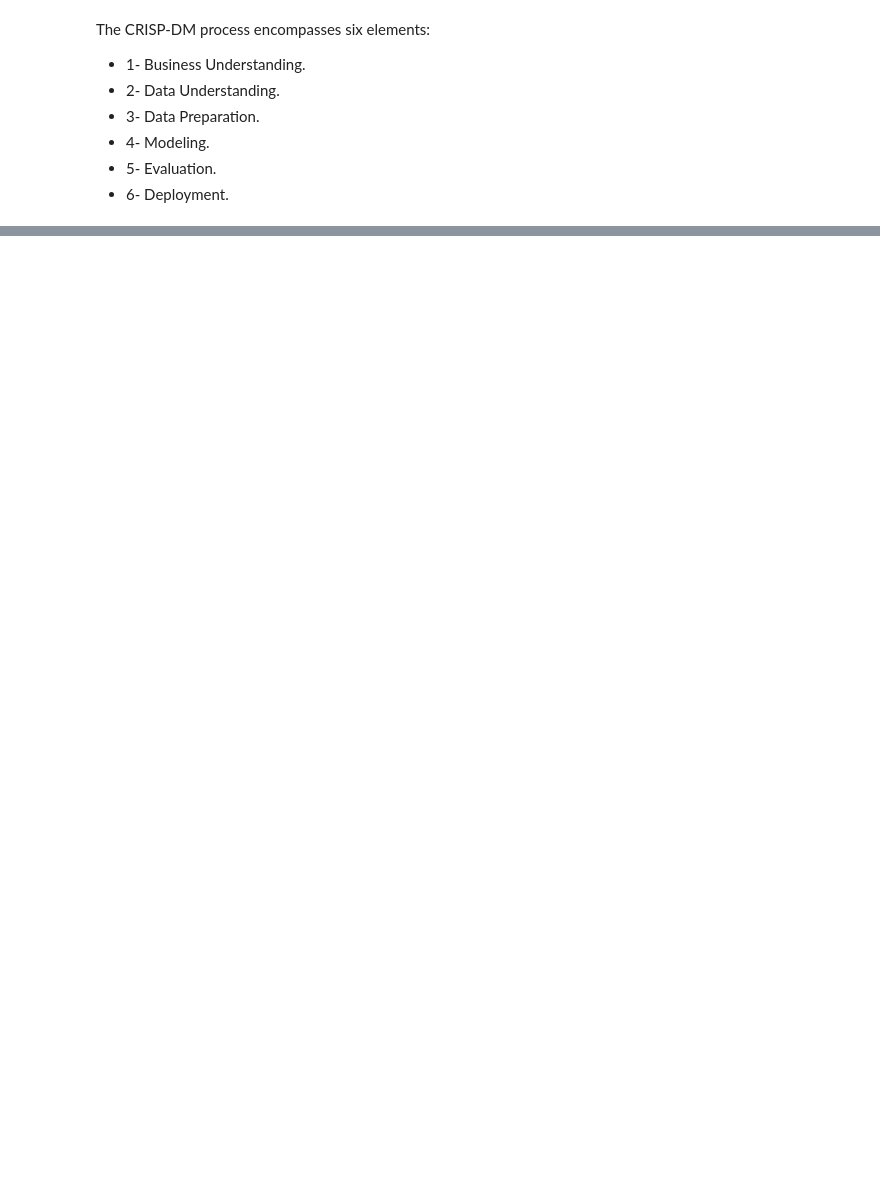
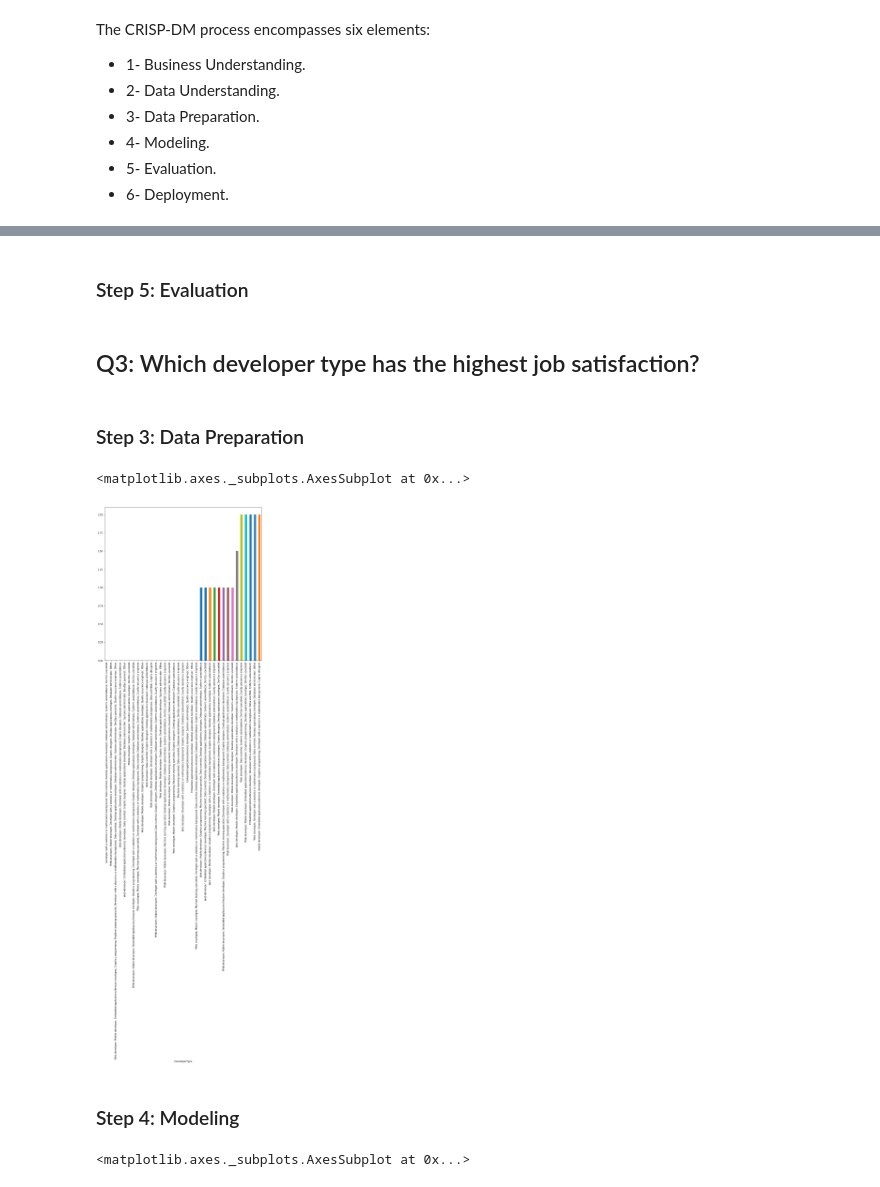
Before and after one commit to maryamghamdi/Write-A-Data-Science-Blog-Post, a Jupyter notebook: Project 4 Write A Data Science Blog Post.ipynb, the cells around one changed output, grey strips where cells are left out. Cells and saved outputs as stored; diff of their text form; code cells hidden in the pictures; blank space fills up the shorter version.

```diff
--- a/Project 4 Write A Data Science Blog Post.ipynb
+++ b/Project 4 Write A Data Science Blog Post.ipynb
@@ -38,0 +284,19 @@ from matplotlib import pyplot as plt
+# %% [markdown]
+### Step 5: Evaluation
+# %% [markdown]
+## Q3: Which developer type has the highest job satisfaction?
+# %% [markdown]
+### Step 3: Data Preparation
+# %%
+df_3_forplot = df.groupby(['DeveloperType']).mean()['JobSatisfaction'].sort_values()
+df_3_forplot[:35].plot(kind="bar", figsize=(12,12))
+# %% [output]
+<matplotlib.axes._subplots.AxesSubplot at 0x...>
+[figure, added]
+# %% [markdown]
+### Step 4: Modeling
+# %%
+df_3_forplot = df.groupby(['DeveloperType']).mean()['JobSatisfaction'].sort_values()
+df_3_forplot.plot(kind="bar", figsize=(12,12))
+# %% [output]
+<matplotlib.axes._subplots.AxesSubplot at 0x...>
```
Also changed, not shown: parts of 35 cells of this notebook, 5 other files.
